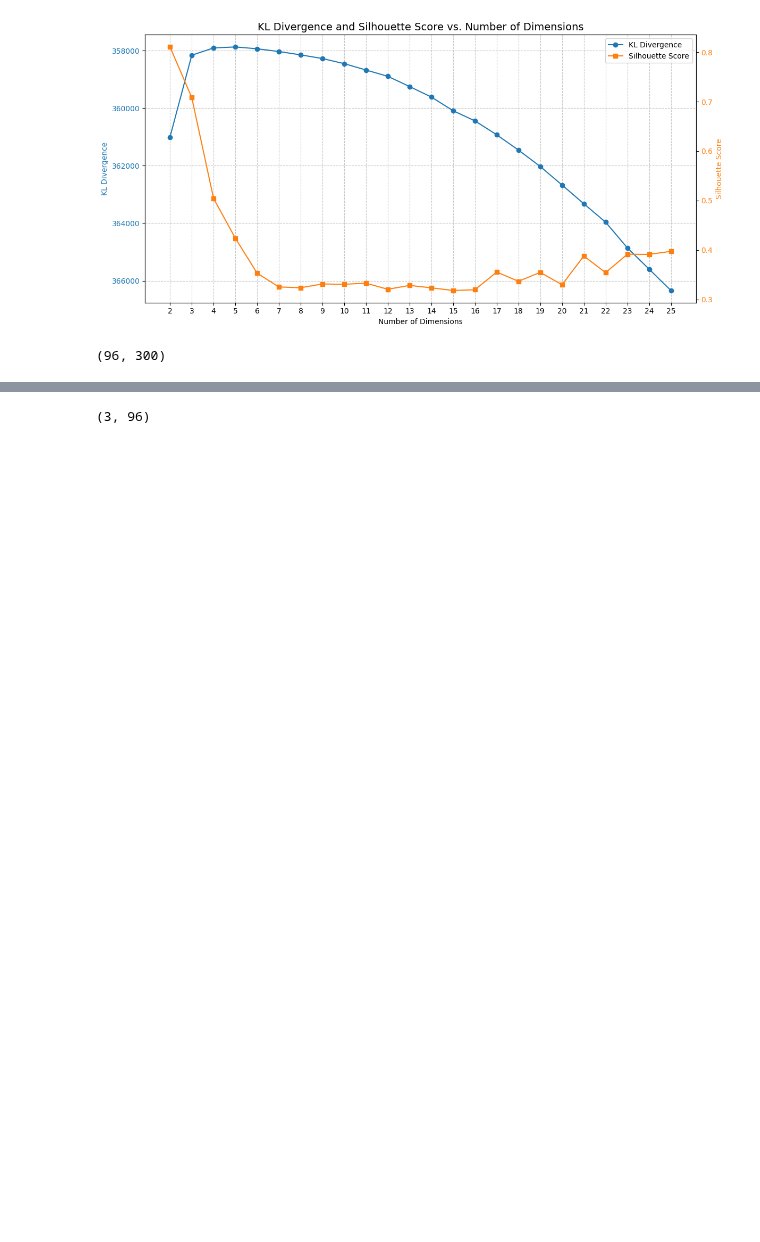
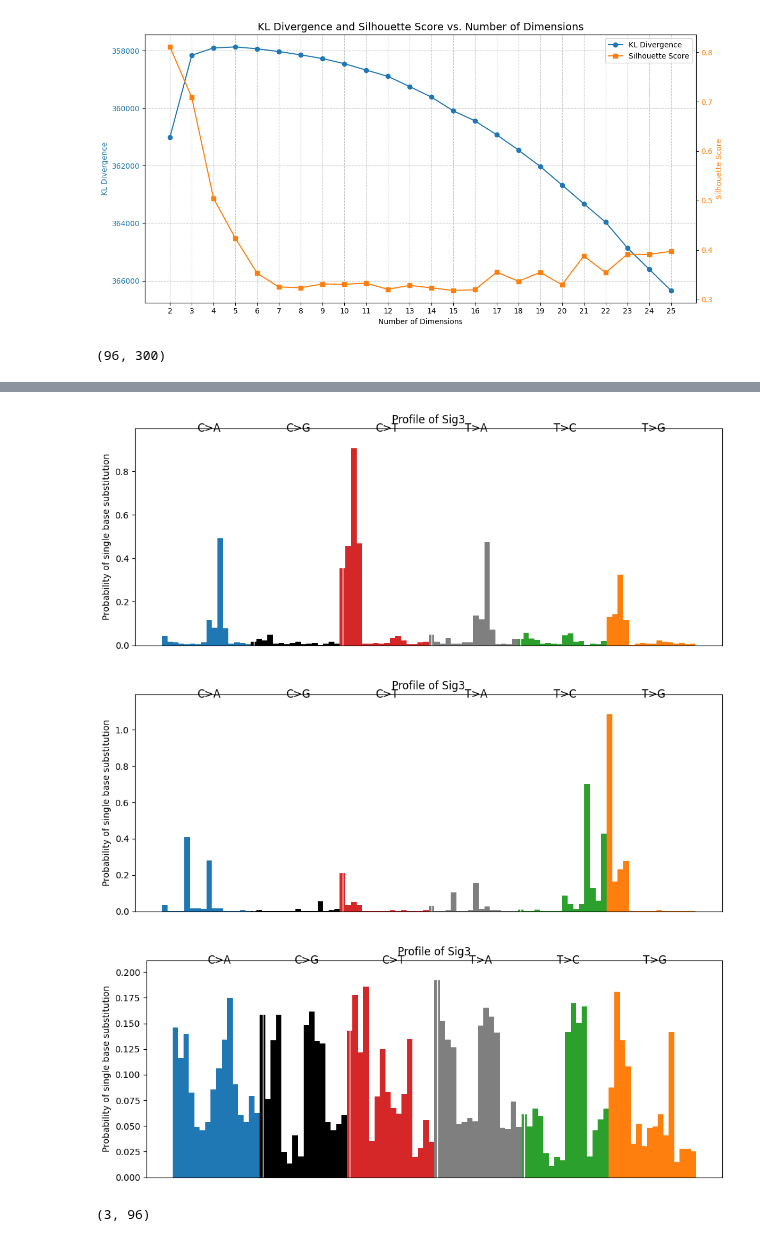
Before and after one commit to Harrison-Q-Ma/BNFO285_Projects, a Jupyter notebook: project_3/Harrison/clustering.ipynb, the cells around one changed output, grey strips where cells are left out. Cells and saved outputs as stored; diff of their text form; code cells hidden in the pictures; blank space fills up the shorter version.

```diff
--- a/project_3/Harrison/clustering.ipynb
+++ b/project_3/Harrison/clustering.ipynb
@@ -257,3 +282,44 @@ cluster_centroids = kmeans.cluster_centers_
+# %%
+import matplotlib.pyplot as plt
+import numpy as np
+import pandas as pd
+
+# Suppose S_cons is your consensus DataFrame (index=96 contexts, columns=['Sig1','Sig2','Sig3'])
+for i in range(cluster_centroids.shape[0]):
+    profile = cluster_centroids[i]#.values  # length 96
+
+    # We’ll group them by the six substitution categories in order:
+    # C>A, C>G, C>T, T>A, T>C, T>G, each of 16 contexts
+    subs = ['C>A']*16 + ['C>G']*16 + ['C>T']*16 + \
+           ['T>A']*16 + ['T>C']*16 + ['T>G']*16
+
+    x = np.arange(96)
+    colors = {
+        'C>A':'tab:blue','C>G':'k','C>T':'tab:red',
+        'T>A':'tab:gray','T>C':'tab:green','T>G':'tab:orange'
+    }
+    bar_colors = [colors[s] for s in subs]
+
+    plt.figure(figsize=(10,4))
+    plt.bar(x, profile, color=bar_colors, width=1.0)
+    # draw the six subtype separators
+    for sep in np.cumsum([16,16,16,16,16])[:-1]:
+        plt.axvline(sep, color='w', linewidth=1)
+    # label the six groups
+    midpoints = np.cumsum([16,16,16,16,16,16]) - 8
+    for i, sub in enumerate(['C>A','C>G','C>T','T>A','T>C','T>G']):
+        plt.text(midpoints[i], plt.ylim()[1]*1.02, sub,
+                 ha='center', va='bottom', fontsize=12)
+    plt.ylim(0, profile.max()*1.1)
+    plt.xticks([],[])
+    plt.ylabel('Probability of single base substitution')
+    plt.title(f'Profile of {sig}')
+    plt.tight_layout()
+    plt.show()
+# %% [output]
+[figure, added]
+[figure, added]
+[figure, added]
 # %%
 cluster_centroids.shape
 # %% [output]
```
Also changed, not shown: parts of 3 cells of this notebook, 1 other file.
